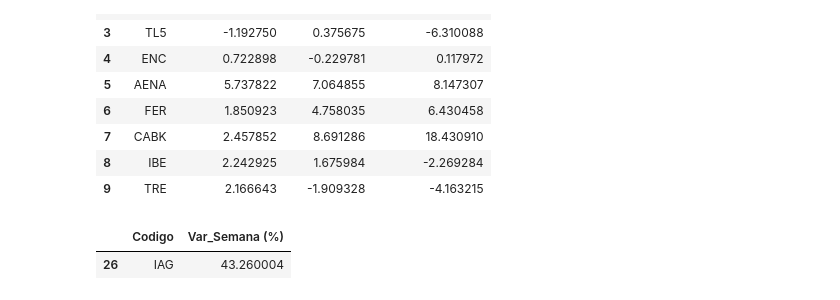
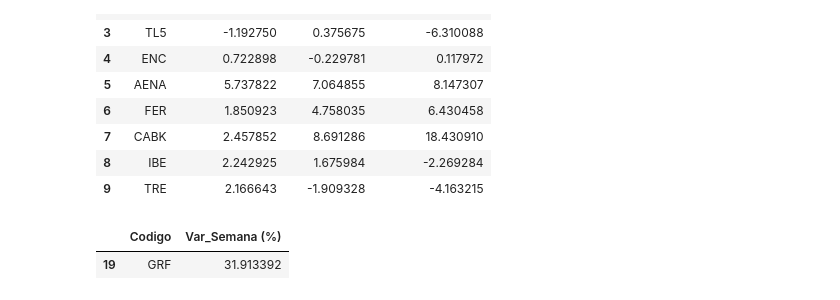
Before and after one commit to pablop11/CE_IABD, a Jupyter notebook: PIA/UNIDAD2/Actividades/Actividad2_6_Lectura y escritura de ficheros.ipynb, the cells around one changed output. Saved outputs shown, nothing was run; the diff lists cells and outputs as text; code cells hidden in the pictures.

```diff
--- a/PIA/UNIDAD2/Actividades/Actividad2_6_Lectura y escritura de ficheros.ipynb
+++ b/PIA/UNIDAD2/Actividades/Actividad2_6_Lectura y escritura de ficheros.ipynb
@@ -137,32 +137,32 @@ def funcion(fecha):
         # guardamos el primer codigo de cada dataframe
         codigo.append(df["Ticker"].iloc[0])
 
         fechas = df["Date"]
         valores = df["Average"]
 
         # filtrar ultimos 7 dias
         df_sem = df[fechas >= fecha - timedelta(days=7)]
 
         # ultimo y primero average
         val_ini = df_sem["Average"].iloc[0]
         val_fin = df_sem["Average"].iloc[-1]
 
         # calculamos la variacion
         variacion = (val_fin - val_ini) * 100 / val_ini
         variacion_ultimasemana.append(variacion)
 
     df_variacion = pd.DataFrame({
         "Codigo": codigo,
         "Var_Semana (%)": variacion_ultimasemana
     })
 
     # ordenamos y cogemos el ultimo
     df_variacion = df_variacion.sort_values("Var_Semana (%)").iloc[-1]
     df_final = pd.DataFrame([df_variacion])
 
     return df_final
 
-funcion(date(2019, 10, 10))
+funcion(date(2019, 5, 25))
 # %% [output]
 |  | Codigo | Var_Semana (%) |
-| 26 | IAG | 43.260004 |
+| 19 | GRF | 31.913392 |
```
Also changed, not shown: 2 other files.
